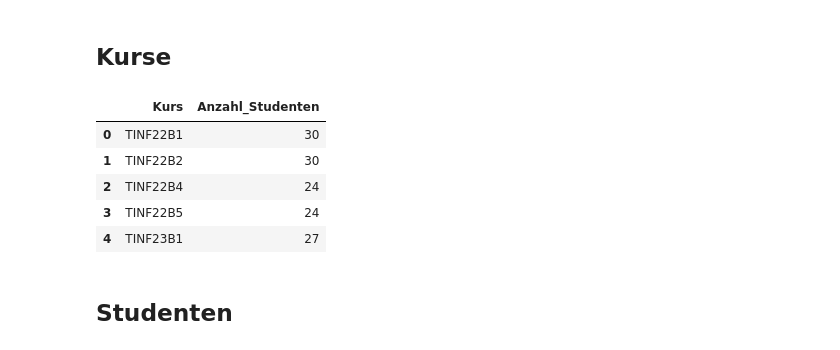
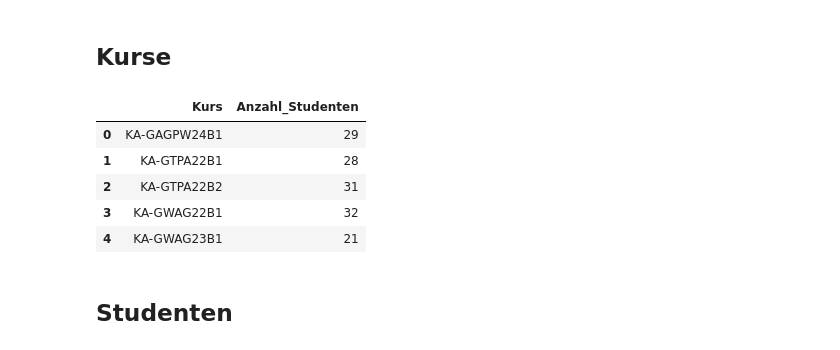
Before and after one commit to HendrikMeyer02/calender-data, a Jupyter notebook: Synthetische_Daten.ipynb, the cells around one changed output. Cells and saved outputs as stored; diff of their text form; code cells hidden in the pictures.

```diff
--- a/Synthetische_Daten.ipynb
+++ b/Synthetische_Daten.ipynb
@@ -26,7 +25,7 @@ Mehr dazu: https://github.com/HendrikMeyer02/calender-data/
 # %% [markdown]
 ### Daten einlesen
 # %%
-df_vorlesungen_raw = pd.read_csv("all_calenders_2025.csv", encoding='utf-8')
+df_vorlesungen = pd.read_csv("dhbw_kalender.csv", encoding='utf-8')
 
-# Spaltennamen bereinigen (Leerzeichen etc.)
-df_vorlesungen_raw['title'] = df_vorlesungen_raw['title'].astype(str).str.replace(r'\s+', ' ', regex=True).str.strip()
+
+df_vorlesungen['summary'] = df_vorlesungen['summary'].astype(str).str.replace(r'\s+', ' ', regex=True).str.strip()
@@ -42,22 +50,3 @@ df_gefiltert = df_vorlesungen_raw[maske]
 # df_gefiltert.head()
 # %% [markdown]
 ### Vorlesungstabelle erstellen
-# %%
-# Nur relevante Spalten verwenden
-df_vorlesungen = df_gefiltert[['title', 'Kurs', 'start', 'end', 'raw_date']].copy()
-
-# Zeitliche Felder parsen
-df_vorlesungen['Datum'] = pd.to_datetime(df_vorlesungen['raw_date'], format='%d.%m.%y').dt.date
-df_vorlesungen['Beginn'] = pd.to_datetime(df_vorlesungen['start'], format='%Y-%m-%d %H:%M:%S').dt.time
-df_vorlesungen['Ende'] = pd.to_datetime(df_vorlesungen['end'], format='%Y-%m-%d %H:%M:%S').dt.time
-
-# Kategorie beim Import berechnen
-df_vorlesungen['Vormittag'] = df_vorlesungen['Beginn'].apply(lambda t: t.hour < uhrzeit_Vormittag)
-
-# V_ID erzeugen
-df_vorlesungen = df_vorlesungen.reset_index(drop=True)
-df_vorlesungen['V_ID'] = df_vorlesungen.index + 1
-
-# Ergebnis-Vorschau
-df_vorlesungen_final = df_vorlesungen[['V_ID', 'title', 'Datum', 'Beginn', 'Ende', 'Kurs', 'Vormittag']]
-df_vorlesungen_final.head()
@@ -72,25 +54,25 @@ df_vorlesungen_final.head()
 ## Kurse
 # %%
 # Eindeutige Kurse extrahieren
-kurse_liste = df_vorlesungen_final['Kurs'].dropna().unique()
+kurse_liste = df_vorlesungen['Kurs'].dropna().unique()
 
 # DataFrame erstellen
 kurse_df = pd.DataFrame({
     'Kurs': kurse_liste,
     'Anzahl_Studenten': np.random.randint(20, 35, size=len(kurse_liste))  # z. B. 20–40 Studierende
 })
 
 # Sortieren (optional, alphabetisch oder nach Kurs_ID)
 kurse_df = kurse_df.sort_values('Kurs').reset_index(drop=True)
 # kurse_df
 kurse_df.head()
 # %% [output]
 |  | Kurs | Anzahl_Studenten |
-| 0 | TINF22B1 | 30 |
-| 1 | TINF22B2 | 30 |
-| 2 | TINF22B4 | 24 |
-| 3 | TINF22B5 | 24 |
-| 4 | TINF23B1 | 27 |
+| 0 | KA-GAGPW24B1 | 29 |
+| 1 | KA-GTPA22B1 | 28 |
+| 2 | KA-GTPA22B2 | 31 |
+| 3 | KA-GWAG22B1 | 32 |
+| 4 | KA-GWAG23B1 | 21 |
 # %% [markdown]
 ## Studenten
 # %% [markdown]
```
Also changed, not shown: parts of 11 cells of this notebook, 1 other file.
